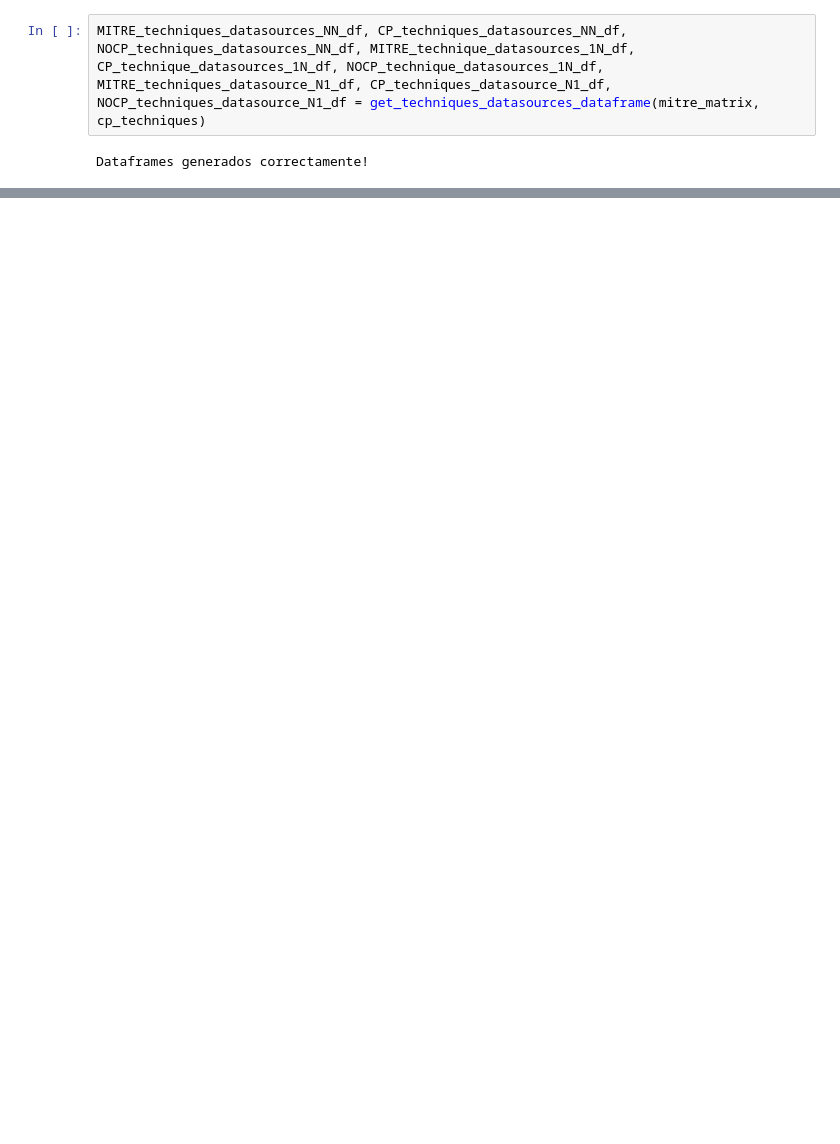
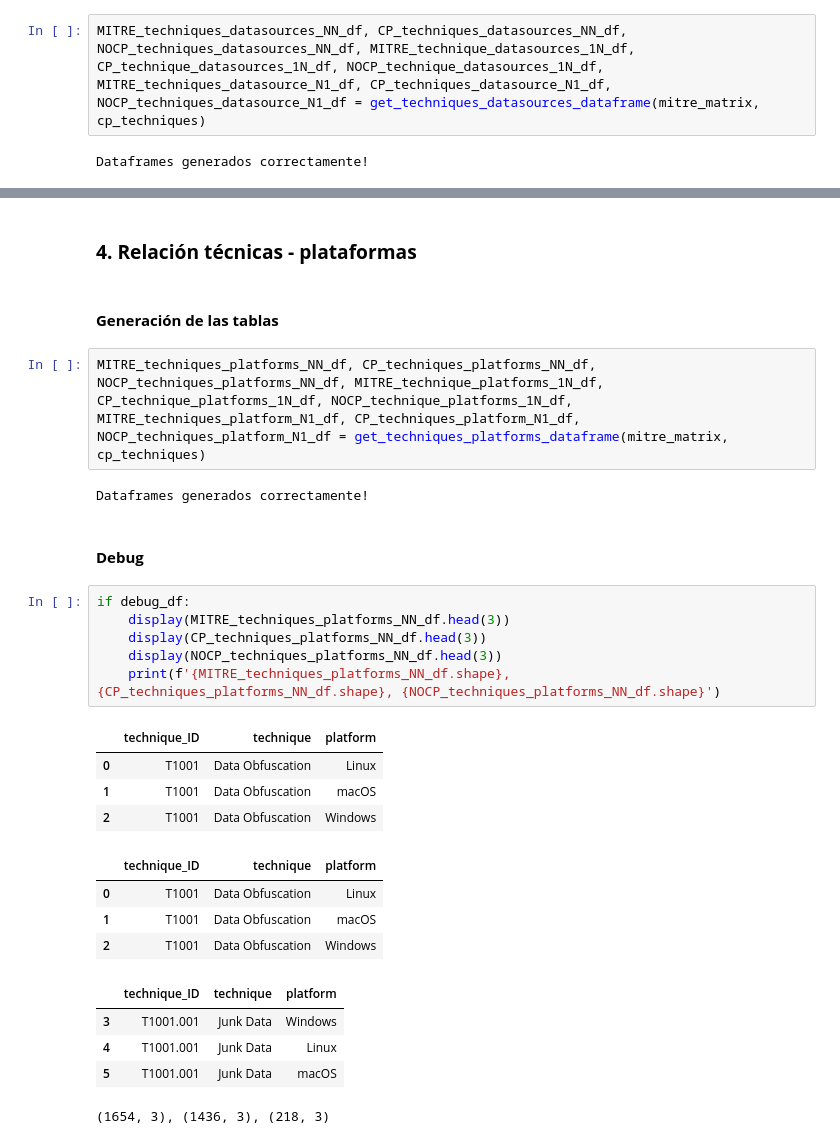
Before and after one commit to cyberauditor-framework/Mitre-Detections-Rules-Framework, a Jupyter notebook: mitre_relationships/[stix2]_mitre_relationships.ipynb, the cells around one changed output, grey strips where cells are left out. Drawn from its saved outputs; the diff is of its cells as text; blank space fills up the shorter version.

```diff
--- a/mitre_relationships/[stix2]_mitre_relationships.ipynb
+++ b/mitre_relationships/[stix2]_mitre_relationships.ipynb
@@ -645,0 +737,30 @@ Archivo guardado correctamente [NOCP]_enterprise_techniques_datasource_N1_050720
+# %% [markdown]
+### **4. Relación técnicas - plataformas**
+# %% [markdown]
+#### **Generación de las tablas**
+# %%
+MITRE_techniques_platforms_NN_df, CP_techniques_platforms_NN_df, NOCP_techniques_platforms_NN_df, MITRE_technique_platforms_1N_df, CP_technique_platforms_1N_df, NOCP_technique_platforms_1N_df, MITRE_techniques_platform_N1_df, CP_techniques_platform_N1_df, NOCP_techniques_platform_N1_df = get_techniques_platforms_dataframe(mitre_matrix, cp_techniques)
+# %% [output]
+Dataframes generados correctamente!
+# %% [markdown]
+#### **Debug**
+# %%
+if debug_df:
+    display(MITRE_techniques_platforms_NN_df.head(3))
+    display(CP_techniques_platforms_NN_df.head(3))
+    display(NOCP_techniques_platforms_NN_df.head(3))
+    print(f'{MITRE_techniques_platforms_NN_df.shape}, {CP_techniques_platforms_NN_df.shape}, {NOCP_techniques_platforms_NN_df.shape}')
+# %% [output]
+|  | technique_ID | technique | platform |
+| 0 | T1001 | Data Obfuscation | Linux |
+| 1 | T1001 | Data Obfuscation | macOS |
+| 2 | T1001 | Data Obfuscation | Windows |
+|  | technique_ID | technique | platform |
+| 0 | T1001 | Data Obfuscation | Linux |
+| 1 | T1001 | Data Obfuscation | macOS |
+| 2 | T1001 | Data Obfuscation | Windows |
+|  | technique_ID | technique | platform |
+| 3 | T1001.001 | Junk Data | Windows |
+| 4 | T1001.001 | Junk Data | Linux |
+| 5 | T1001.001 | Junk Data | macOS |
+(1654, 3), (1436, 3), (218, 3)
```
Also changed, not shown: parts of 20 cells of this notebook.
